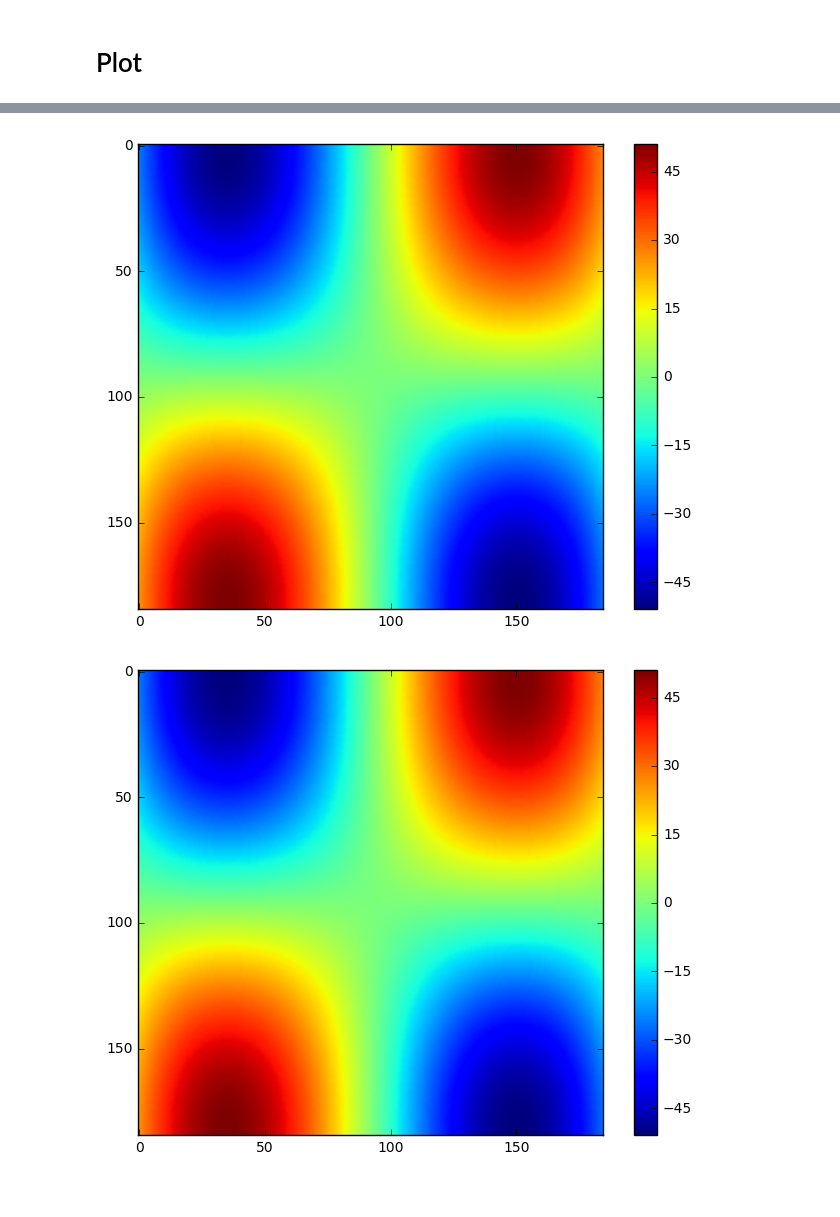
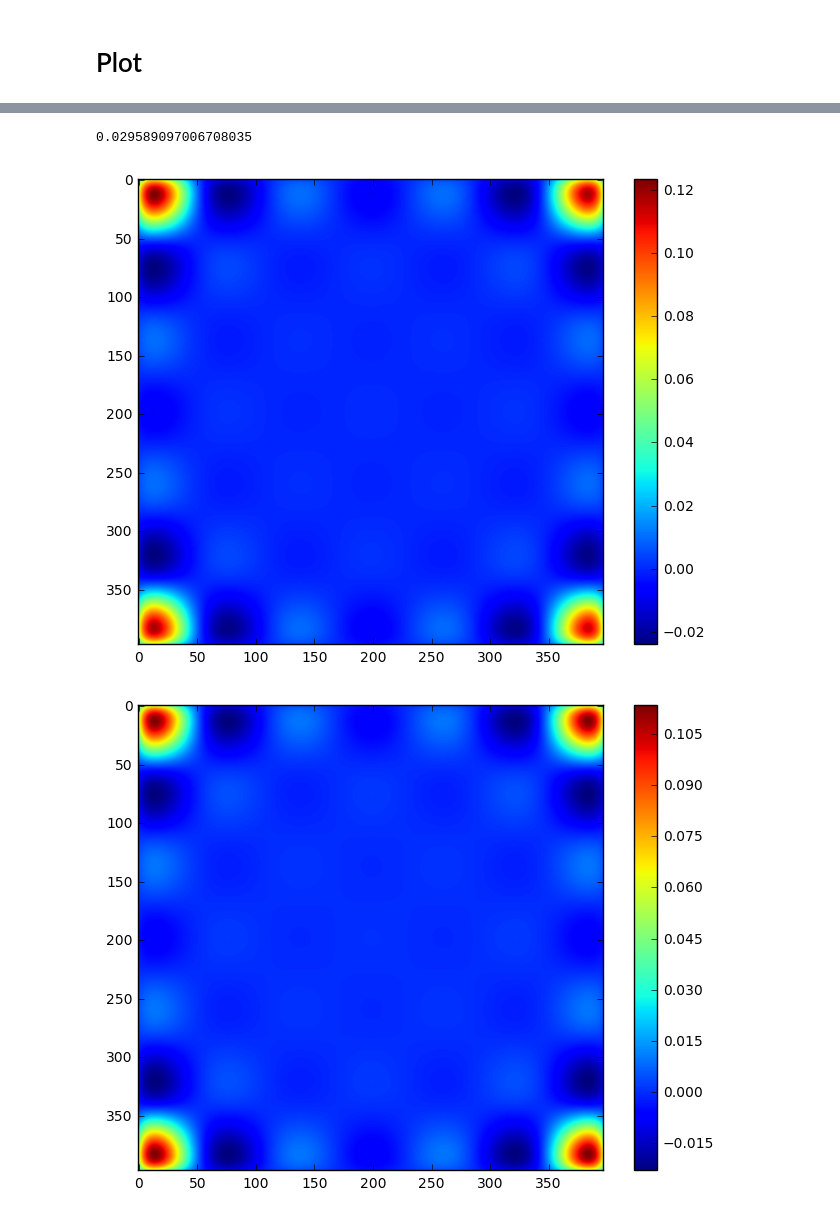
Before and after one commit to gamdow/devito, a Jupyter notebook: examples/seismic/acoustic/Verification.ipynb, the cells around one changed output, grey strips where cells are left out. Cells and saved outputs as stored; diff of their text form; code cells hidden in the pictures.

```diff
--- a/examples/seismic/acoustic/Verification.ipynb
+++ b/examples/seismic/acoustic/Verification.ipynb
@@ -29,7 +29,7 @@ class ModelBench(Model):
         # The CFL condtion is then given by
         # dt <= coeff * h / (max(velocity))
         coeff = 0.38 if len(self.shape) == 3 else 0.42
-        return .001*self.spacing[0]
+        return .1*self.spacing[0]/self.vp
 # %% [markdown]
 # Manufacture solution
 
@@ -38,15 +38,16 @@ https://arxiv.org/pdf/1702.01383.pdf
 x/sqrt(x)*exp(-(pi f0) (r(x,z) - at)^2) - exp(-(pi f0) (r(x,z) - a2 t)^2)
 # %%
 def d1(xx, size, order):
-    roots = np.linspace(-1., 2., order)
-#     return 1e-3*xx*(size-xx)
-    return np.prod([(xx/size - r) for r in roots])
+    exponent = order/2
+    roots = np.linspace(float(exponent)/size, 2.0-float(exponent)/size, order)
+    xno = 2.0*xx/size
+    return 1e3*np.prod([(xno-r) for r in roots])
 
-def mms(h, nn, order, nt):
+def mms(h, nn, spc, nt, c0=580):
     clear_cache()
     set_log_level("ERROR")
 
-    modelloc = ModelBench(vp=1., origin=(0., 0.), spacing=(h, h), shape=(nn, nn), nbpml=spc, dtype=np.float64)
+    modelloc = ModelBench(vp=c0, origin=(0., 0.), spacing=(h, h), shape=(nn, nn), nbpml=spc, dtype=np.float64)
     dt = modelloc.critical_dt
 
     # Create symbols for forward wavefield, source and receivers
@@ -56,21 +57,21 @@ def mms(h, nn, order, nt):
 
     s = modelloc.grid.stepping_dim.spacing
     x, y = modelloc.grid.dimensions
-    sol = 1e6*(d1(x, modelloc.shape_domain[0], 5) *
-               d1(y, modelloc.shape_domain[1], 7) *
-               sin(2.0* np.pi * modelloc.grid.time_dim*s/nt))
-    source_term = (diff(sol, modelloc.grid.time_dim, 2) -
+    sol = (d1(x, modelloc.shape_domain[0], 8) *
+           d1(y, modelloc.shape_domain[1], 8) *
+           sin(modelloc.grid.time_dim*s/(nt+25)))
+    source_term = (1.0/c0**2 * diff(sol, modelloc.grid.time_dim, 2) -
                    diff(sol, modelloc.grid.dimensions[0], 2) -
                    diff(sol, modelloc.grid.dimensions[1], 2))
 
-    stencil = [Eq(u.forward, 2.0 * u - u.backward + s**2 * u.laplace + s**2 * source_term)]
+    stencil = [Eq(u.forward, 2.0 * u - u.backward + c0**2 * s**2 * u.laplace + c0**2 * s**2 * source_term)]
     analytical = [Eq(anlytic, sol)]
-    init_0 = [Eq(u.indexed[0, x, y], sol.subs({modelloc.grid.time_dim : 0}))]
-    init_1 = [Eq(u.indexed[1, x, y], sol.subs({modelloc.grid.time_dim : 1}))]
 
-    op = Operator(init_0 + init_1 + stencil + analytical, dse='noop', dle='noop')
+    init_1 = [Eq(u.indexed[1, x, y], sol.subs({modelloc.grid.time_dim : 1.0}))]
+
+    op = Operator(init_1 + stencil + analytical, dse='noop', dle='noop')
     summary = op.apply(dt=dt, time_s=0)
-    return u, anlytic, summary
+    return u, anlytic, summary, dt
 # %% [markdown]
 # Verification
 
@@ -160,6 +174,8 @@ IFrame("MyPrettyPicture3.pdf", width=600, height=600)
 # %%
-u1, analy1, _ = mms(.25, 201, 2, nt)
-u2, analy2, _ = mms(.25, 201, 8, nt)
+nt = 500
+u1, analy1, _, _ = mms(1.0, 401, 2, nt)
+u2, analy2, _, _ = mms(1.0, 401, 4, nt)
+u3, analy3, _, _ = mms(1.0, 401, 8, nt)
 # %% [markdown]
 # Plot
 # %%
@@ -183,17 +200,22 @@ plt.show()
+# %%
+np.max(np.fabs((u1.data[ti, 2*spc:-2*spc, 2*spc:-2*spc] - analy1.data[ti, 2*spc:-2*spc, 2*spc:-2*spc])))
+# %% [output]
+0.029589097006708035
 # %%
 ti=nt-1
+spc=3
 plt.figure()
 plt.imshow(u2.data[ti, 2*spc:-2*spc, 2*spc:-2*spc])
 plt.colorbar()
 plt.show()
 plt.figure()
 plt.imshow(analy2.data[ti, 2*spc:-2*spc, 2*spc:-2*spc])
 plt.colorbar()
 plt.show()
 plt.figure()
 plt.imshow(u2.data[ti, 2*spc:-2*spc, 2*spc:-2*spc] - analy2.data[ti, 2*spc:-2*spc, 2*spc:-2*spc])
 plt.colorbar()
 plt.show()
 # %% [output]
-[figure, old version]
+[figure, new version]
-[figure, old version]
+[figure, new version]
```
Also changed, not shown: parts of 14 cells of this notebook.
